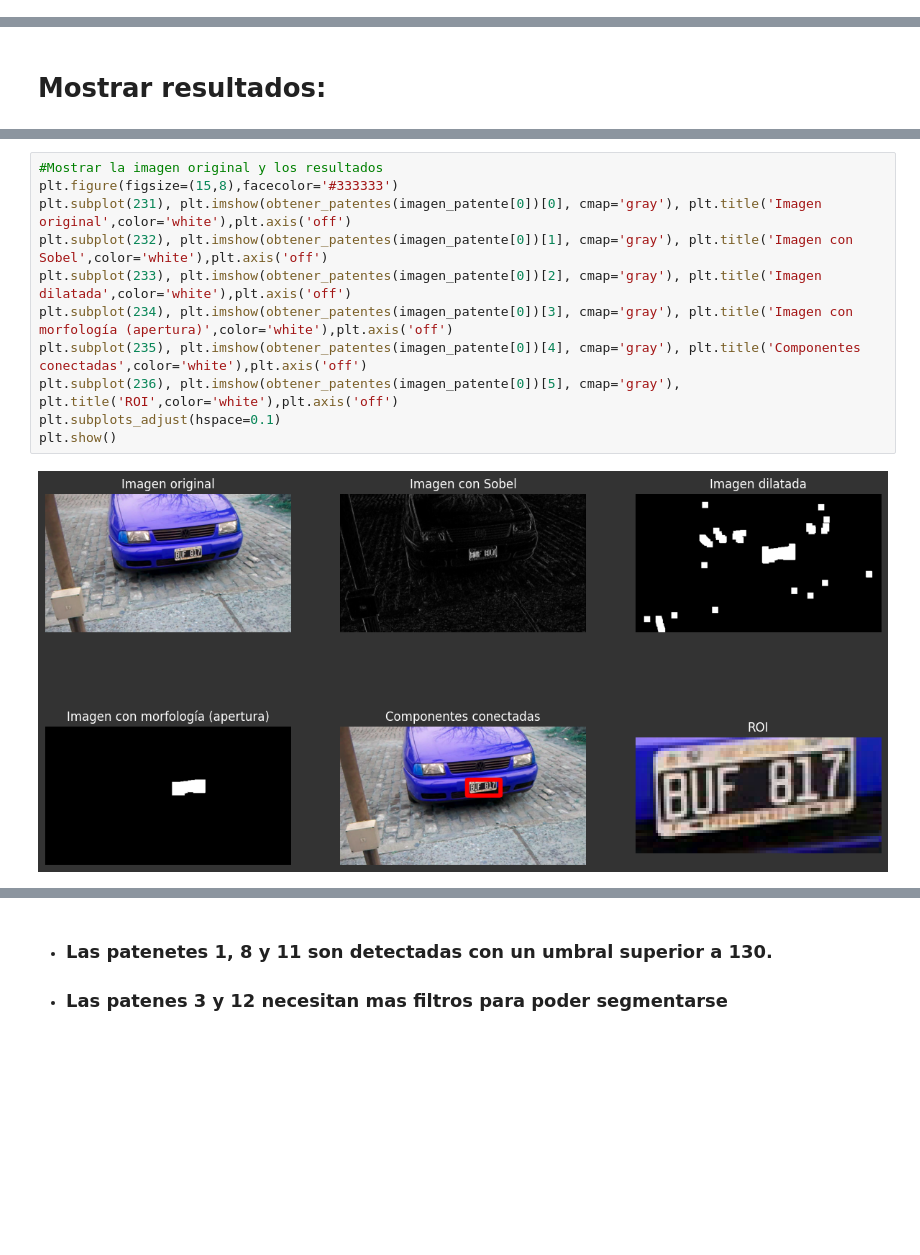
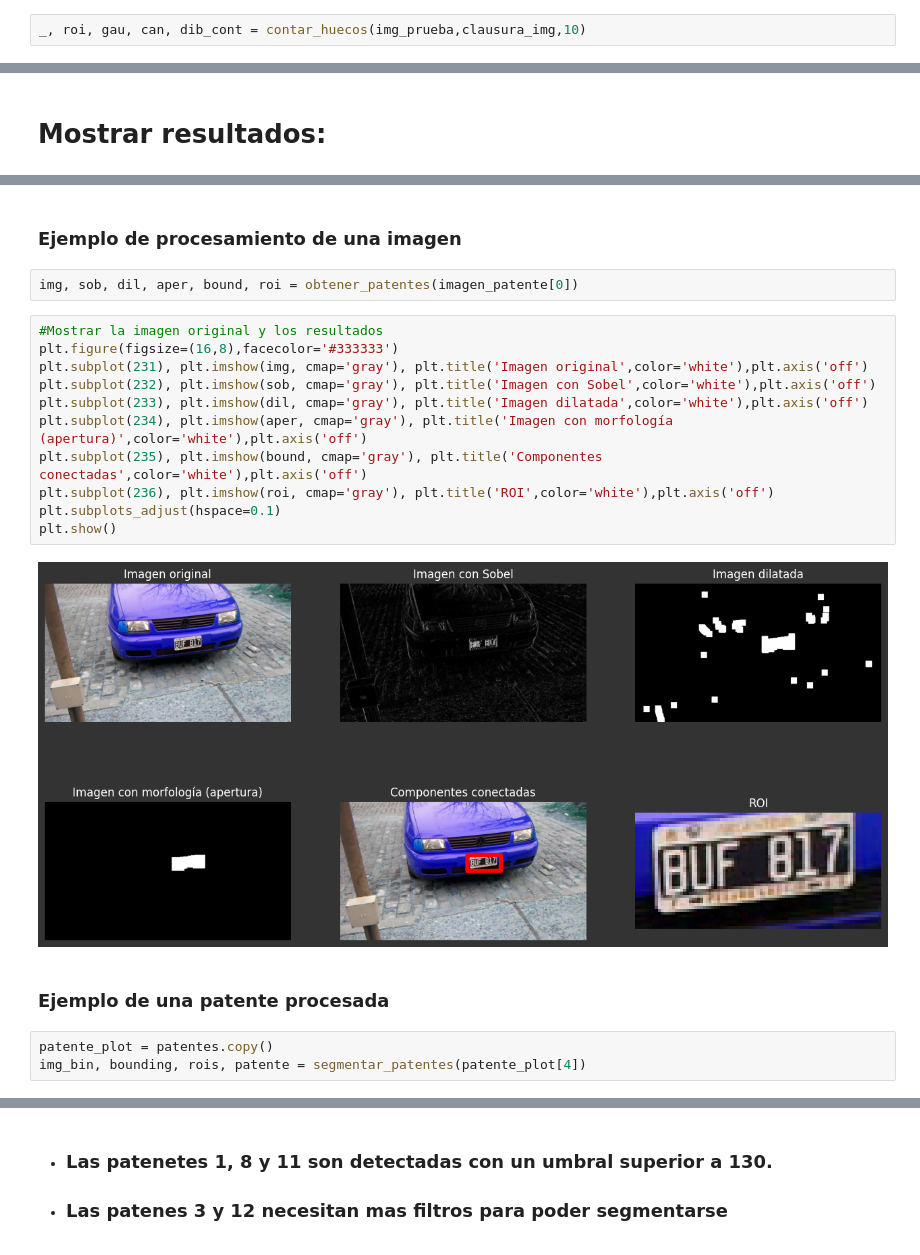
Before and after one commit to GusFontana404/NLP-TP2, a Jupyter notebook: TP2_PI.ipynb, the cells around one changed output, grey strips where cells are left out. Cells and saved outputs as stored; diff of their text form; blank space fills up the shorter version.

```diff
--- a/TP2_PI.ipynb
+++ b/TP2_PI.ipynb
@@ -95,3 +95,5 @@ def contar_huecos(img_original, imagen_binaria, posicion):
+# %%
+_, roi, gau, can, dib_cont = contar_huecos(img_prueba,clausura_img,10)
 # %%
 #Mostrar la imagen original y los resultados
 plt.figure(figsize=(15,8),facecolor='#333333')
@@ -303,15 +318,24 @@ patentes_segmentadas = [segmentar_patentes(img)[1] for img in lista_patentes];
+# %% [markdown]
+### **Ejemplo de procesamiento de una imagen**
+# %%
+img, sob, dil, aper, bound, roi = obtener_patentes(imagen_patente[0])
 # %%
 #Mostrar la imagen original y los resultados
-plt.figure(figsize=(15,8),facecolor='#333333')
-plt.subplot(231), plt.imshow(obtener_patentes(imagen_patente[0])[0], cmap='gray'), plt.title('Imagen original',color='white'),plt.axis('off')
-plt.subplot(232), plt.imshow(obtener_patentes(imagen_patente[0])[1], cmap='gray'), plt.title('Imagen con Sobel',color='white'),plt.axis('off')
-plt.subplot(233), plt.imshow(obtener_patentes(imagen_patente[0])[2], cmap='gray'), plt.title('Imagen dilatada',color='white'),plt.axis('off')
-plt.subplot(234), plt.imshow(obtener_patentes(imagen_patente[0])[3], cmap='gray'), plt.title('Imagen con morfología (apertura)',color='white'),plt.axis('off')
-plt.subplot(235), plt.imshow(obtener_patentes(imagen_patente[0])[4], cmap='gray'), plt.title('Componentes conectadas',color='white'),plt.axis('off')
-plt.subplot(236), plt.imshow(obtener_patentes(imagen_patente[0])[5], cmap='gray'), plt.title('ROI',color='white'),plt.axis('off')
+plt.figure(figsize=(16,8),facecolor='#333333')
+plt.subplot(231), plt.imshow(img, cmap='gray'), plt.title('Imagen original',color='white'),plt.axis('off')
+plt.subplot(232), plt.imshow(sob, cmap='gray'), plt.title('Imagen con Sobel',color='white'),plt.axis('off')
+plt.subplot(233), plt.imshow(dil, cmap='gray'), plt.title('Imagen dilatada',color='white'),plt.axis('off')
+plt.subplot(234), plt.imshow(aper, cmap='gray'), plt.title('Imagen con morfología (apertura)',color='white'),plt.axis('off')
+plt.subplot(235), plt.imshow(bound, cmap='gray'), plt.title('Componentes conectadas',color='white'),plt.axis('off')
+plt.subplot(236), plt.imshow(roi, cmap='gray'), plt.title('ROI',color='white'),plt.axis('off')
 plt.subplots_adjust(hspace=0.1)
 plt.show()
 # %% [output]
-[figure, old version]
+[figure, new version]
+# %% [markdown]
+### **Ejemplo de una patente procesada**
+# %%
+patente_plot = patentes.copy()
+img_bin, bounding, rois, patente = segmentar_patentes(patente_plot[4])
 # %%
 #Mostrar la imagen original y los resultados
```
Also changed, not shown: parts of 14 cells of this notebook.
